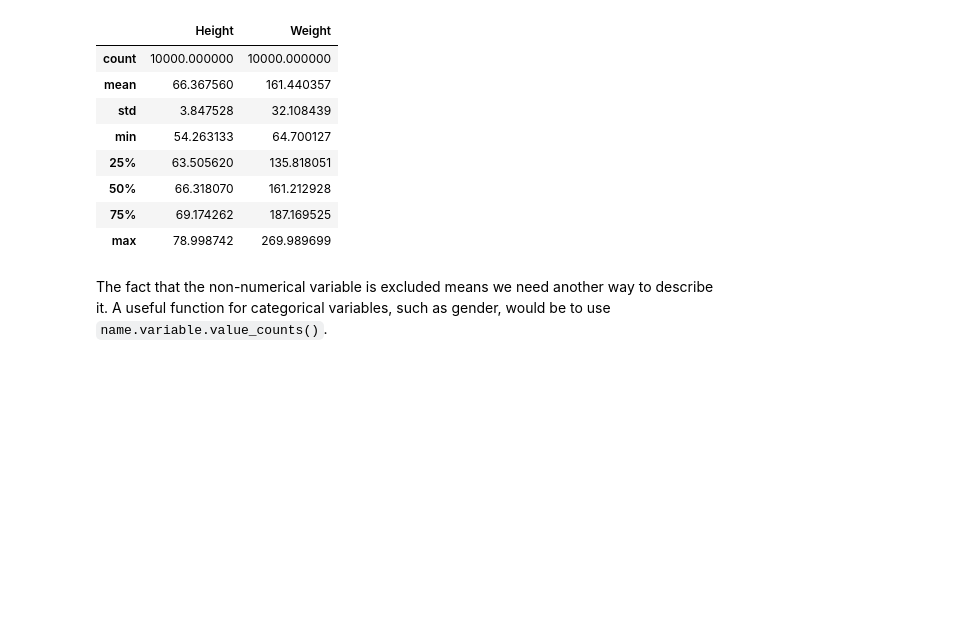
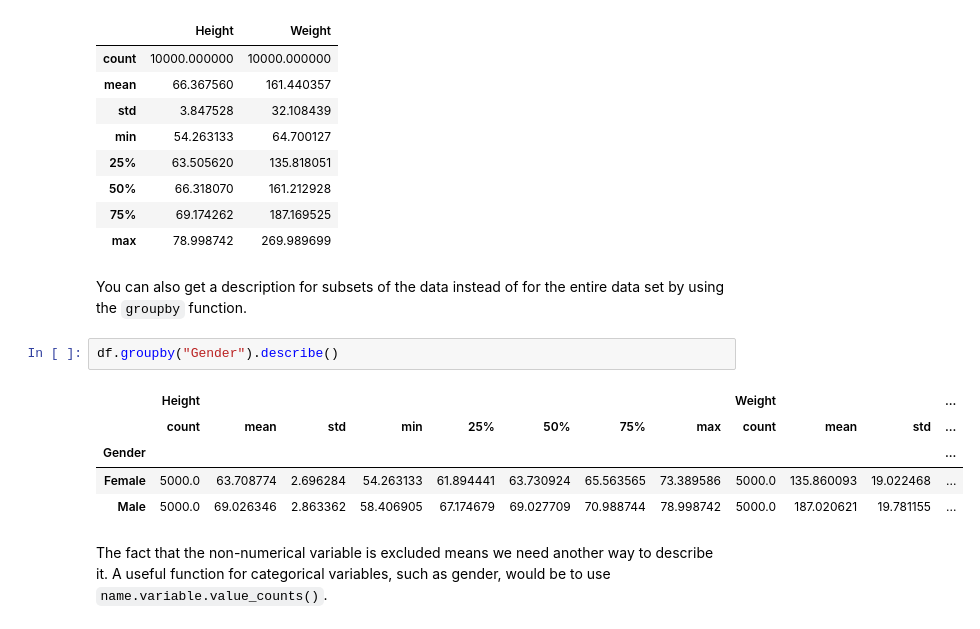
Before and after one commit to UKDataServiceOpen/Synthetic-Data, a Jupyter notebook: code-demo/CodeDemo-Basics.ipynb, the cells around one changed output. Drawn from its saved outputs; the diff is of its cells as text; blank space fills up the shorter version.

```diff
--- a/code-demo/CodeDemo-Basics.ipynb
+++ b/code-demo/CodeDemo-Basics.ipynb
@@ -193,6 +148,16 @@ df.describe()
 | 50% | 66.318070 | 161.212928 |
 | 75% | 69.174262 | 187.169525 |
 | max | 78.998742 | 269.989699 |
+# %% [markdown]
+You can also get a description for subsets of the data instead of for the entire data set by using the `groupby` function.
+# %%
+df.groupby("Gender").describe()
+# %% [output]
+|  | Height |  |  |  |  |  |  |  | Weight |  |  | ... |
+|  | count | mean | std | min | 25% | 50% | 75% | max | count | mean | std | ... |
+| Gender |  |  |  |  |  |  |  |  |  |  |  | ... |
+| Female | 5000.0 | 63.708774 | 2.696284 | 54.263133 | 61.894441 | 63.730924 | 65.563565 | 73.389586 | 5000.0 | 135.860093 | 19.022468 | ... |
+| Male | 5000.0 | 69.026346 | 2.863362 | 58.406905 | 67.174679 | 69.027709 | 70.988744 | 78.998742 | 5000.0 | 187.020621 | 19.781155 | ... |
 # %% [markdown]
 The fact that the non-numerical variable is excluded means we need another way to describe it. A useful function for categorical variables, such as gender, would be to use `name.variable.value_counts()`.
 # %%
```
Also changed, not shown: parts of 38 cells of this notebook.
